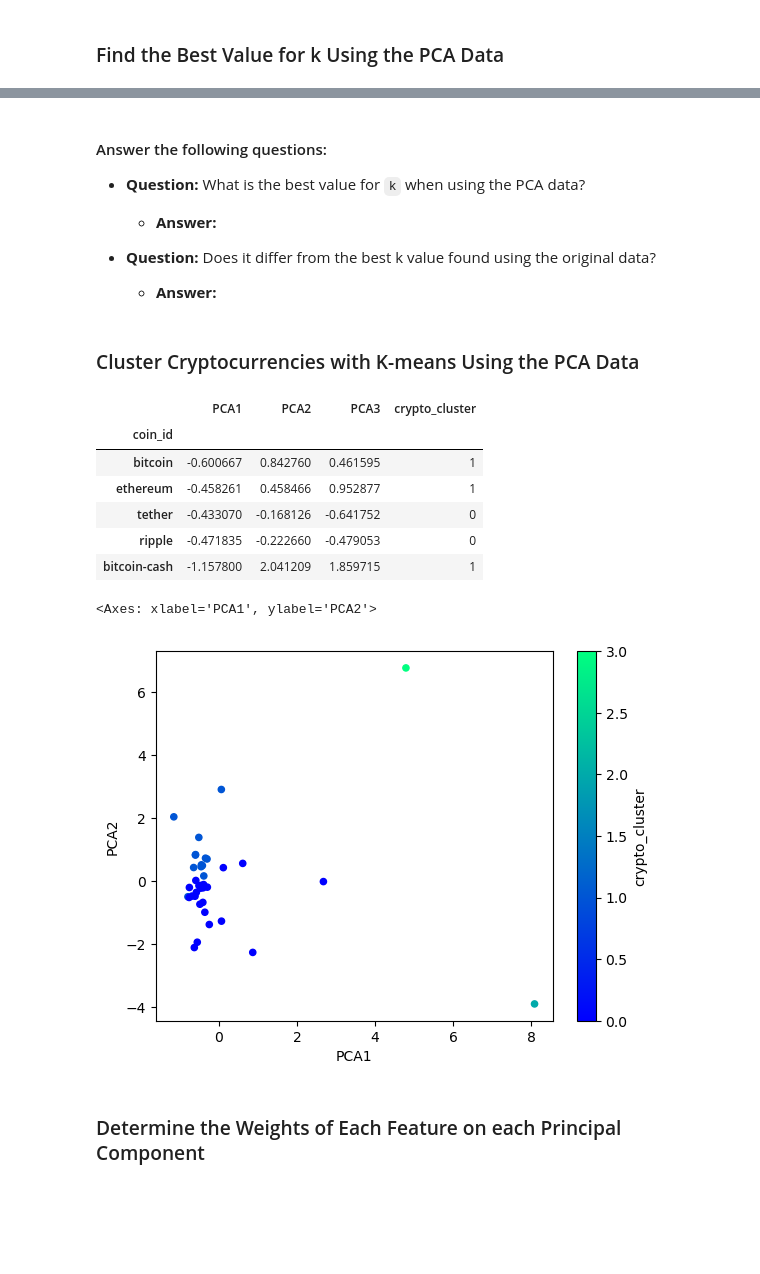
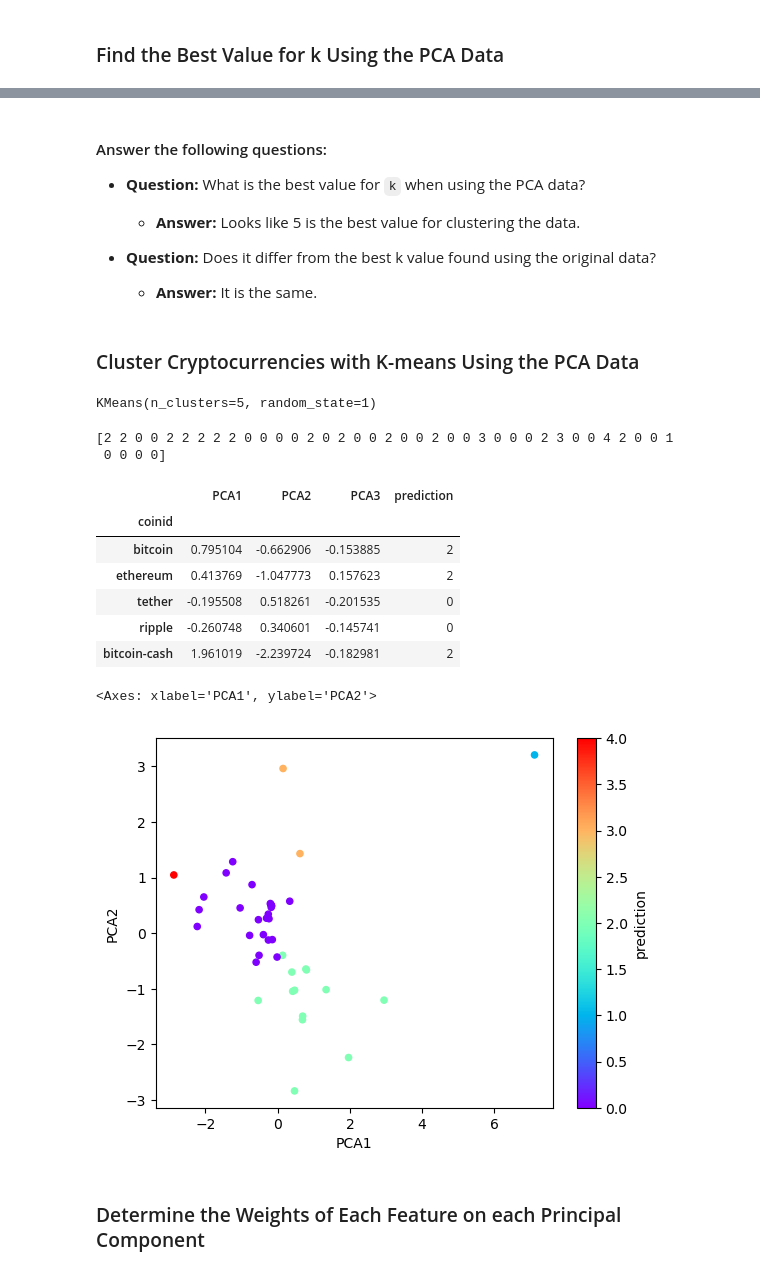
Before and after one commit to hsi-eredman/CryptoClustering, a Jupyter notebook: Crypto_Clustering.ipynb, the cells around one changed output, grey strips where cells are left out. Drawn from its saved outputs; the diff is of its cells as text; code cells hidden in the pictures; blank space fills up the shorter version.

```diff
--- a/Crypto_Clustering.ipynb
+++ b/Crypto_Clustering.ipynb
@@ -251,44 +285,59 @@ array([0.3719856 , 0.34700813, 0.17603793])
 #### Answer the following questions:
 * **Question:** What is the best value for `k` when using the PCA data?
 
-  * **Answer:**
+  * **Answer:** Looks like 5 is the best value for clustering the data.
 
 
 * **Question:** Does it differ from the best k value found using the original data?
 
-  * **Answer:**
+  * **Answer:** It is the same.
 # %% [markdown]
 ### Cluster Cryptocurrencies with K-means Using the PCA Data
 # %%
 # Initialize the K-Means model using the best value for k
+k_model = KMeans(n_clusters = 5, random_state = 1)
 # %%
 # Fit the K-Means model using the PCA data
+k_model.fit(market_data_pca_df)
+# %% [output]
+KMeans(n_clusters=5, random_state=1)
 # %%
 # Predict the clusters to group the cryptocurrencies using the PCA data
-
+market_data_pca_prediction = k_model.predict(market_data_pca_df)
 
 # Print the resulting array of cluster values.
+print(market_data_pca_prediction)
+# %% [output]
+[2 2 0 0 2 2 2 2 2 0 0 0 0 2 0 2 0 0 2 0 0 2 0 0 3 0 0 0 2 3 0 0 4 2 0 0 1
+ 0 0 0 0]
 # %%
 # Create a copy of the DataFrame with the PCA data
-
+market_data_pca_prediction_df = market_data_pca_df.copy()
 
 # Add a new column to the DataFrame with the predicted clusters
-
+market_data_pca_prediction_df['prediction'] = market_data_pca_prediction
 
 # Display sample data
+market_data_pca_prediction_df.head()
 # %% [output]
-|  | PCA1 | PCA2 | PCA3 | crypto_cluster |
-| coin_id |  |  |  |  |
-| bitcoin | -0.600667 | 0.842760 | 0.461595 | 1 |
-| ethereum | -0.458261 | 0.458466 | 0.952877 | 1 |
-| tether | -0.433070 | -0.168126 | -0.641752 | 0 |
-| ripple | -0.471835 | -0.222660 | -0.479053 | 0 |
-| bitcoin-cash | -1.157800 | 2.041209 | 1.859715 | 1 |
+|  | PCA1 | PCA2 | PCA3 | prediction |
+| coinid |  |  |  |  |
+| bitcoin | 0.795104 | -0.662906 | -0.153885 | 2 |
+| ethereum | 0.413769 | -1.047773 | 0.157623 | 2 |
+| tether | -0.195508 | 0.518261 | -0.201535 | 0 |
+| ripple | -0.260748 | 0.340601 | -0.145741 | 0 |
+| bitcoin-cash | 1.961019 | -2.239724 | -0.182981 | 2 |
 # %%
 # Create a scatter plot using hvPlot by setting `x="PCA1"` and `y="PCA2"`.
+market_data_pca_prediction_df.plot.scatter(
+    x = 'PCA1',
+    y = 'PCA2',
+    c = 'prediction',
+    colormap = 'rainbow'
+)
 # %% [output]
 <Axes: xlabel='PCA1', ylabel='PCA2'>
-[figure, old version]
+[figure, new version]
 # %% [markdown]
 ### Determine the Weights of Each Feature on each Principal Component
 # %%
```
Also changed, not shown: parts of 18 cells of this notebook.
